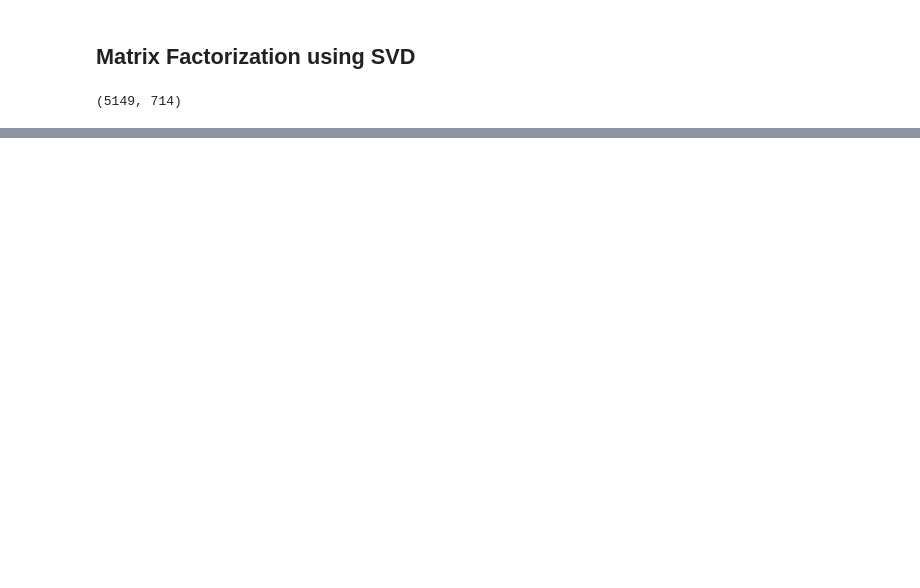
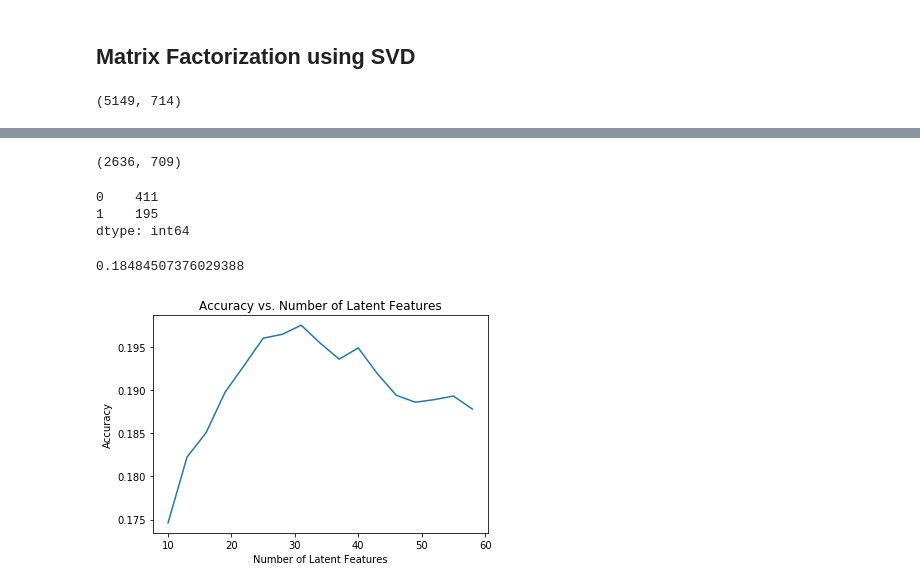
Before and after one commit to FergusOBoyle/recommender-project, a Jupyter notebook: article_recommender.ipynb, the cells around one changed output, grey strips where cells are left out. Saved outputs shown, nothing was run; the diff lists cells and outputs as text; code cells hidden in the pictures; blank space fills up the shorter version.

Commit message:
Working SVD with testing and f1-score measurment

```diff
--- a/article_recommender.ipynb
+++ b/article_recommender.ipynb
@@ -570,0 +664,2 @@ user_item.shape
+# %%
+user_item_train, user_item_test, train_idx, train_arts = create_test_and_train_user_item(df_user_item, 0.8)
@@ -576,0 +717,3 @@ s.shape, u.shape, vt.shape
+# %%
+u, s, vt = np.linalg.svd(user_item_train)
+print(u.shape, s.shape, vt.shape)
@@ -576,0 +736,2 @@ s.shape, u.shape, vt.shape
+# %%
+test_subset = user_item_test[user_item_test.index.isin(train_idx)]
@@ -576,0 +764,64 @@ s.shape, u.shape, vt.shape
+# %%
+trimmed_estimates_temp.shape
+# %% [output]
+(2636, 709)
+# %%
+#trim off users not in the test_subset
+trimmed_estimates_temp = df_estimates[df_estimates.index.isin(test_subset.index)]
+#trim off articles not in the test_subset
+intersection_cols = test_subset.columns & trimmed_estimates_temp.columns
+trimmed_estimates = trimmed_estimates_temp[intersection_cols]
+
+#trim the columns of the test set as well so it doesnt include unique columns
+test_subset = test_subset[intersection_cols]
+# %%
+trimmed_estimates.max().value_counts()
+# %% [output]
+0    411
+1    195
+dtype: int64
+# %%
+f1_score(test_subset, trimmed_estimates, average='micro')
+# %% [output]
+0.18484507376029388
+# %%
+num_latent_feats = np.arange(10,60,3)
+scores = []
+
+total_positives_testset = test_subset.sum().sum()
+
+for k in num_latent_feats:
+    # restructure with k latent features
+    s_new, u_new, vt_new = np.diag(s[:k]), u[:, :k], vt[:k, :]
+
+    user_item_est = (np.dot(np.dot(u_new, s_new), vt_new)) #removed np.around
+
+    #get the threshold for top 10,000 recommendations
+    flattened_estimates = user_item_est.flatten()
+    flattened_estimates.sort()
+
+    #convert to 1 only the top 10000 values, and 0 all others
+    limit = flattened_estimates[-10000]
+
+    top_estimates = np.where(user_item_est > limit, 1, 0 )
+
+    df_top_estimates = pd.DataFrame(top_estimates, index=train_idx, columns=train_arts)
+
+    #trim off users not in the test_subset
+    trimmed_estimates_temp = df_top_estimates[df_estimates.index.isin(test_subset.index)]
+    #trim off articles not in the test_subset
+    intersection_cols = test_subset.columns & trimmed_estimates_temp.columns
+    trimmed_estimates = trimmed_estimates_temp[intersection_cols]
+
+    #trim the columns of the test set as well so it doesnt include unique columns
+    test_subset = test_subset[intersection_cols]
+
+    score = f1_score(test_subset, trimmed_estimates, average='micro')
+    scores.append(score)
+
+plt.plot(num_latent_feats, scores);
+plt.xlabel('Number of Latent Features');
+plt.ylabel('Accuracy');
+plt.title('Accuracy vs. Number of Latent Features');
+# %% [output]
+[figure, added]
```
Also changed, not shown: parts of 38 cells of this notebook.
